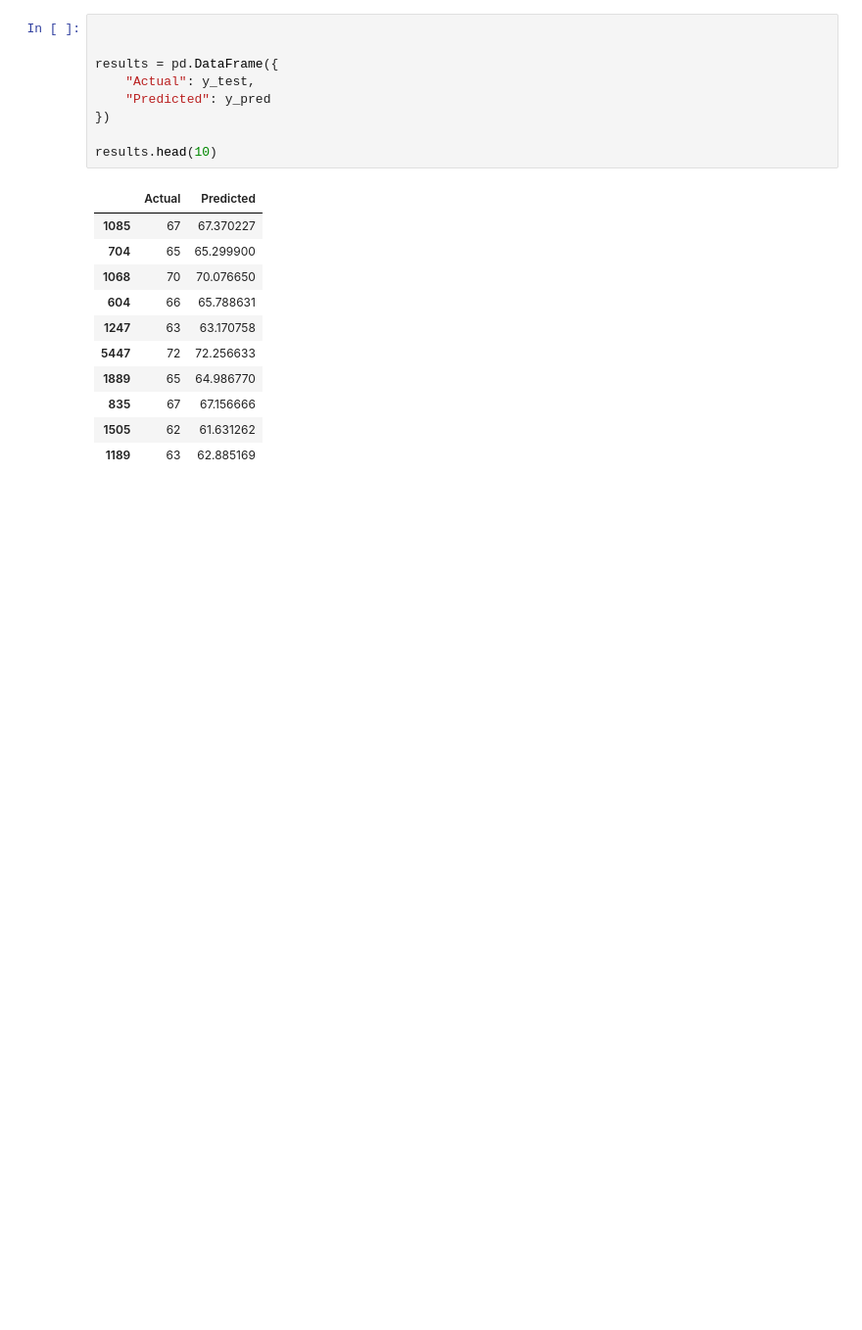
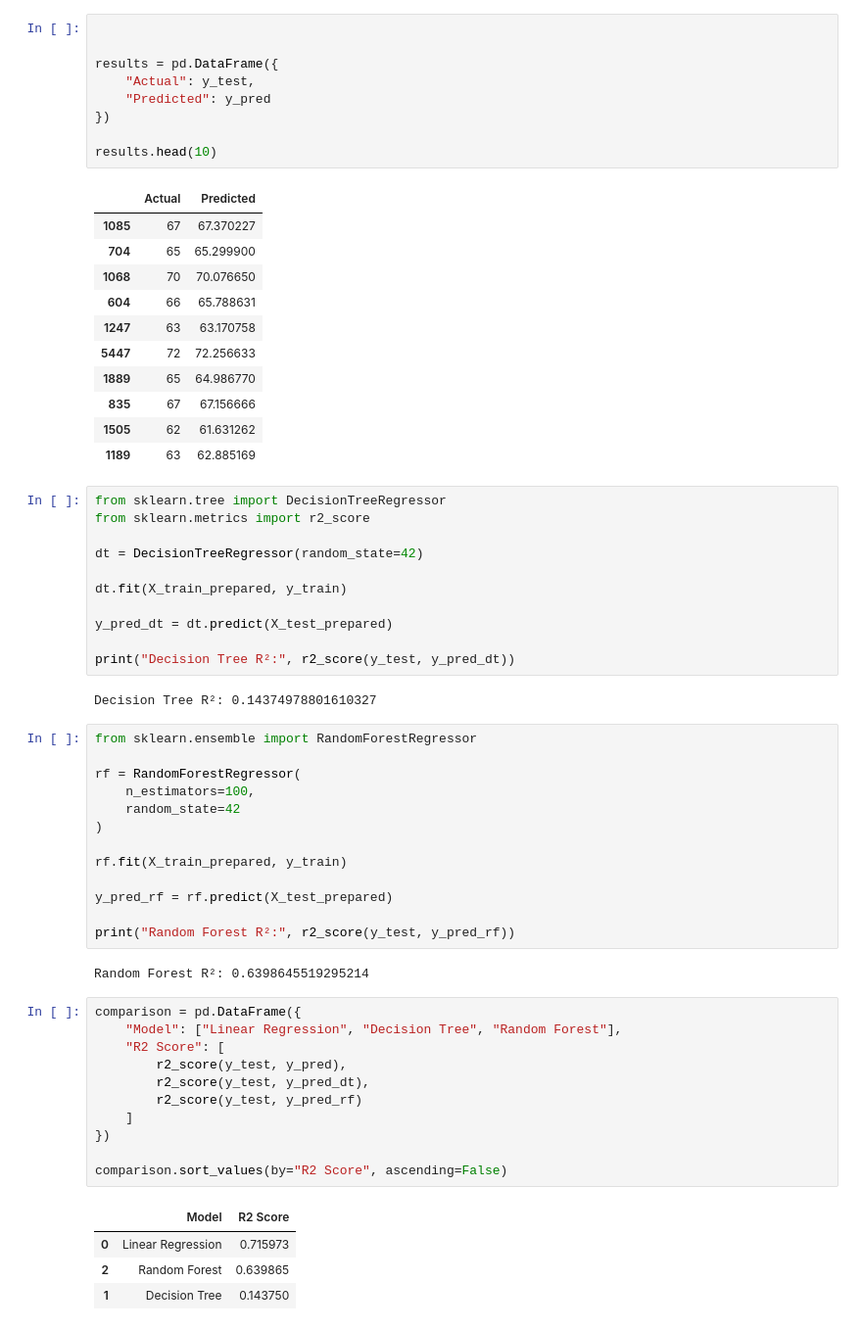
Before and after one commit to Ankushh0027/Machine-Learning-Projects, a Jupyter notebook: 01_Student_Performance_Predictor/notebooks/student_performance.ipynb, the cells around one changed output. Shown at 98% size. Cells and saved outputs as stored; diff of their text form; blank space fills up the shorter version.

Commit message:
Model prediction and cross validation

```diff
--- a/01_Student_Performance_Predictor/notebooks/student_performance.ipynb
+++ b/01_Student_Performance_Predictor/notebooks/student_performance.ipynb
@@ -399,3 +401,47 @@ results.head(10)
 | 835 | 67 | 67.156666 |
 | 1505 | 62 | 61.631262 |
 | 1189 | 63 | 62.885169 |
+# %%
+from sklearn.tree import DecisionTreeRegressor
+from sklearn.metrics import r2_score
+
+dt = DecisionTreeRegressor(random_state=42)
+
+dt.fit(X_train_prepared, y_train)
+
+y_pred_dt = dt.predict(X_test_prepared)
+
+print("Decision Tree R²:", r2_score(y_test, y_pred_dt))
+# %% [output]
+Decision Tree R²: 0.14374978801610327
+# %%
+from sklearn.ensemble import RandomForestRegressor
+
+rf = RandomForestRegressor(
+    n_estimators=100,
+    random_state=42
+)
+
+rf.fit(X_train_prepared, y_train)
+
+y_pred_rf = rf.predict(X_test_prepared)
+
+print("Random Forest R²:", r2_score(y_test, y_pred_rf))
+# %% [output]
+Random Forest R²: 0.6398645519295214
+# %%
+comparison = pd.DataFrame({
+    "Model": ["Linear Regression", "Decision Tree", "Random Forest"],
+    "R2 Score": [
+        r2_score(y_test, y_pred),
+        r2_score(y_test, y_pred_dt),
+        r2_score(y_test, y_pred_rf)
+    ]
+})
+
+comparison.sort_values(by="R2 Score", ascending=False)
+# %% [output]
+|  | Model | R2 Score |
+| 0 | Linear Regression | 0.715973 |
+| 2 | Random Forest | 0.639865 |
+| 1 | Decision Tree | 0.143750 |
```
Also changed, not shown: parts of 12 cells of this notebook, 4 other files.
